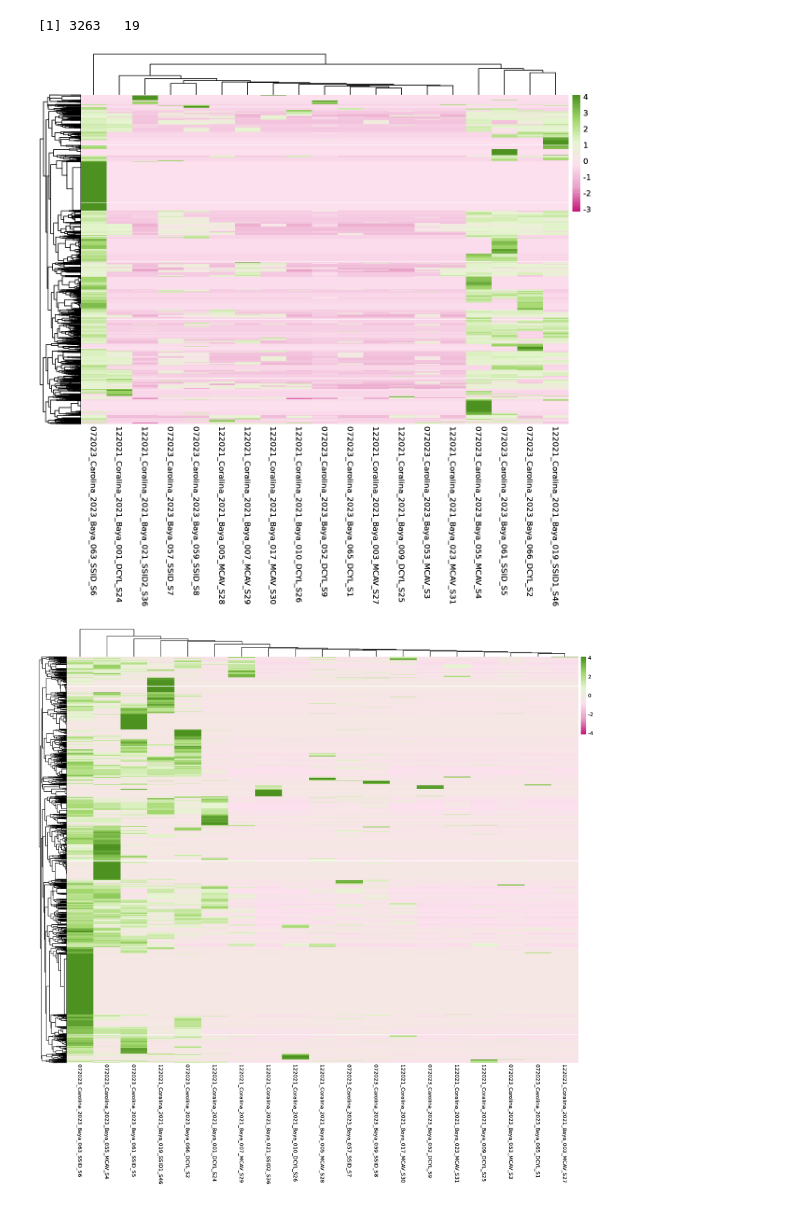
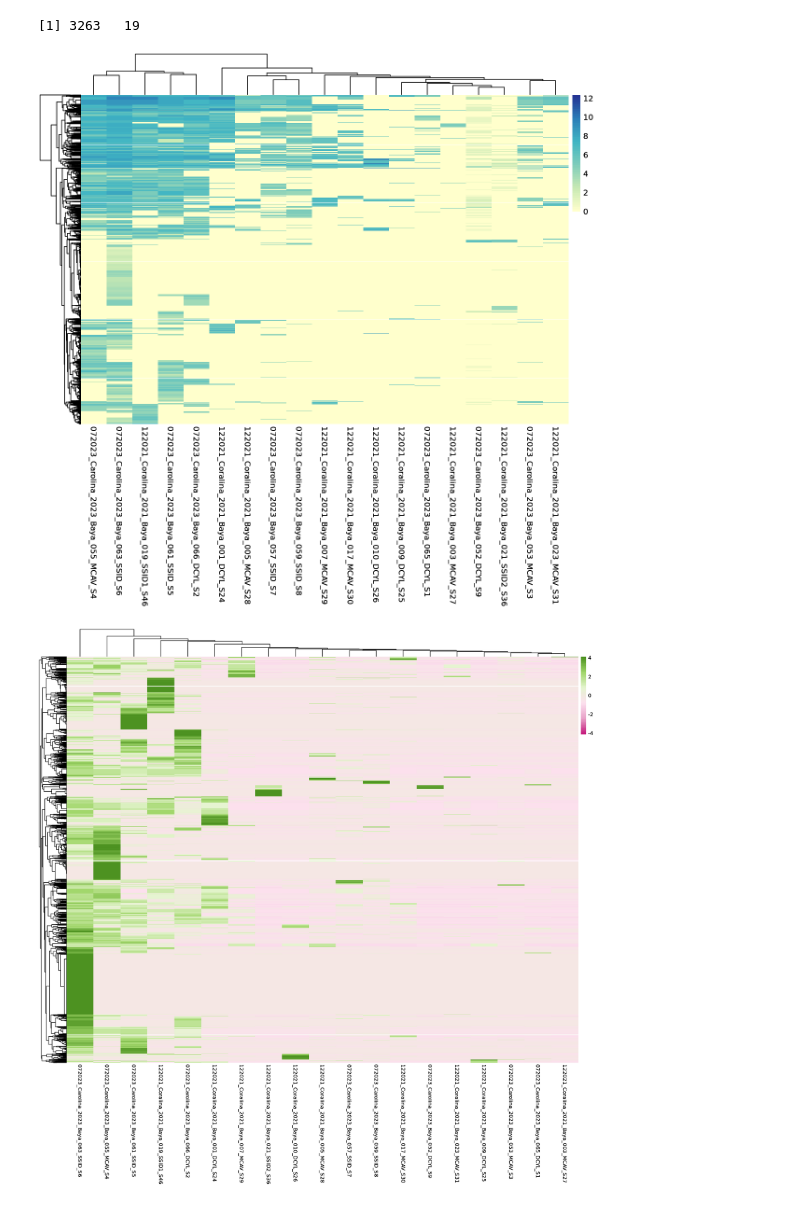
Before and after one commit to nikeaulrich/DR_SCTLD, a Jupyter notebook: DR_functional_visualization.ipynb, the cells around one changed output. Cells and saved outputs as stored; diff of their text form; code cells hidden in the pictures.

```diff
--- a/DR_functional_visualization.ipynb
+++ b/DR_functional_visualization.ipynb
@@ -435,0 +463,2 @@ all_genes_plot
+# %%
+colors <- colorRampPalette(brewer.pal(n = 6, name = "YlGnBu"))(50)
@@ -519,17 +564,17 @@ my_colors <- colorRampPalette(brewer.pal(n = 6, name = "PiYG"))(50)
 # %%
-mcav_ssid_dcyl_genes_plot <- pheatmap(mat_z_mcav_ssid_dcyl,
+mcav_ssid_dcyl_genes_plot <- pheatmap(MCAV_SSID_DCYL_log_counts,
          cluster_rows = TRUE,
          cluster_cols = TRUE,
          show_rownames = FALSE,
          fontsize_col = 10,
          #legend_breaks = c(0, 2, 4, 6, max(mat_z_no_ofavs)),
          #legend_labels = c("0", "2", "4", "6", "z-score\n"),
          legend=TRUE,
          scale = "none", # Already Z-scored if used mat_z, or use scale="row" on unscaled mat_filtered
-         color = my_colors)
+         color = colors)
 mcav_ssid_dcyl_genes_plot
 # %% [output]
-[figure, old version]
+[figure, new version]
 # %%
 #try the scaling within heatmap
 mcav_ssid_dcyl_genes_plot1 <- pheatmap(genes_filtered_MCAV_SSID_DCYL_counts,
```
Also changed, not shown: parts of 21 cells of this notebook, 31 other files.
